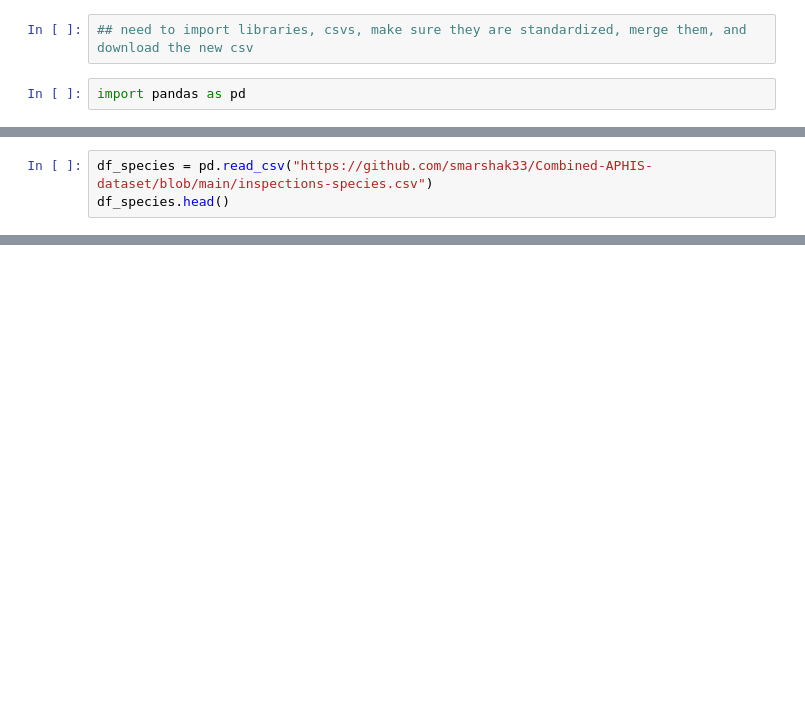
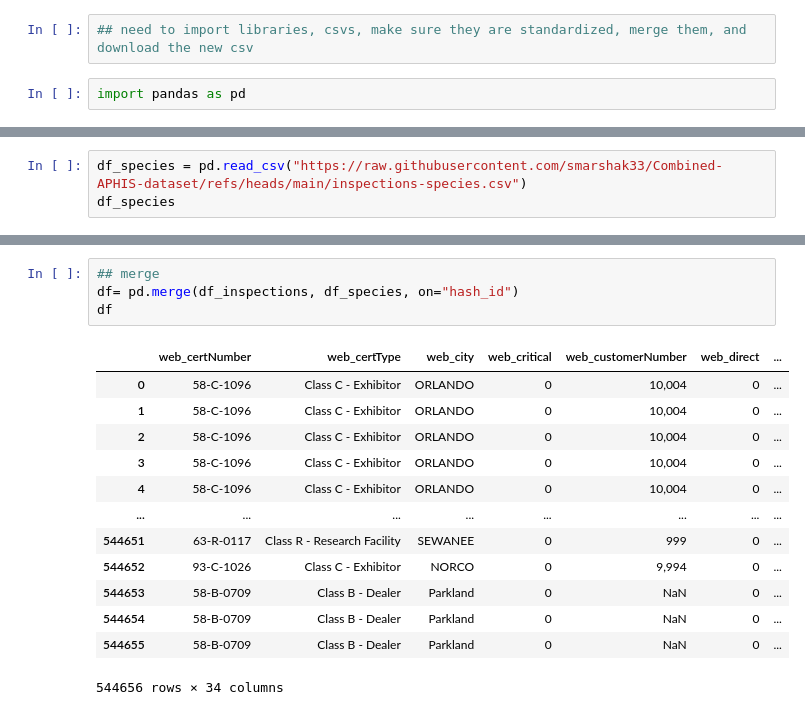
Before and after one commit to smarshak33/Combined-APHIS-dataset, a Jupyter notebook: Combined APHIS dataset.ipynb, the cells around one changed output, grey strips where cells are left out. Cells and saved outputs as stored; diff of their text form; blank space fills up the shorter version.

```diff
--- a/Combined APHIS dataset.ipynb
+++ b/Combined APHIS dataset.ipynb
@@ -5,4 +8,4 @@ import pandas as pd
 # %%
-df_species = pd.read_csv("https://github.com/smarshak33/Combined-APHIS-dataset/blob/main/inspections-species.csv")
-df_species.head()
+df_species = pd.read_csv("https://raw.githubusercontent.com/smarshak33/Combined-APHIS-dataset/refs/heads/main/inspections-species.csv")
+df_species
 # %% [output]
@@ -9,0 +76,18 @@ ParserError: Error tokenizing data. C error: Expected 1 fields in line 38, saw 2
+# %%
+## merge
+df= pd.merge(df_inspections, df_species, on="hash_id")
+df
+# %% [output]
+|  | web_certNumber | web_certType | web_city | web_critical | web_customerNumber | web_direct | ... |
+| 0 | 58-C-1096 | Class C - Exhibitor | ORLANDO | 0 | 10,004 | 0 | ... |
+| 1 | 58-C-1096 | Class C - Exhibitor | ORLANDO | 0 | 10,004 | 0 | ... |
+| 2 | 58-C-1096 | Class C - Exhibitor | ORLANDO | 0 | 10,004 | 0 | ... |
+| 3 | 58-C-1096 | Class C - Exhibitor | ORLANDO | 0 | 10,004 | 0 | ... |
+| 4 | 58-C-1096 | Class C - Exhibitor | ORLANDO | 0 | 10,004 | 0 | ... |
+| ... | ... | ... | ... | ... | ... | ... | ... |
+| 544651 | 63-R-0117 | Class R - Research Facility | SEWANEE | 0 | 999 | 0 | ... |
+| 544652 | 93-C-1026 | Class C - Exhibitor | NORCO | 0 | 9,994 | 0 | ... |
+| 544653 | 58-B-0709 | Class B - Dealer | Parkland | 0 | NaN | 0 | ... |
+| 544654 | 58-B-0709 | Class B - Dealer | Parkland | 0 | NaN | 0 | ... |
+| 544655 | 58-B-0709 | Class B - Dealer | Parkland | 0 | NaN | 0 | ... |
+544656 rows × 34 columns
```
Also changed, not shown: parts of 11 cells of this notebook, 1 other file.
